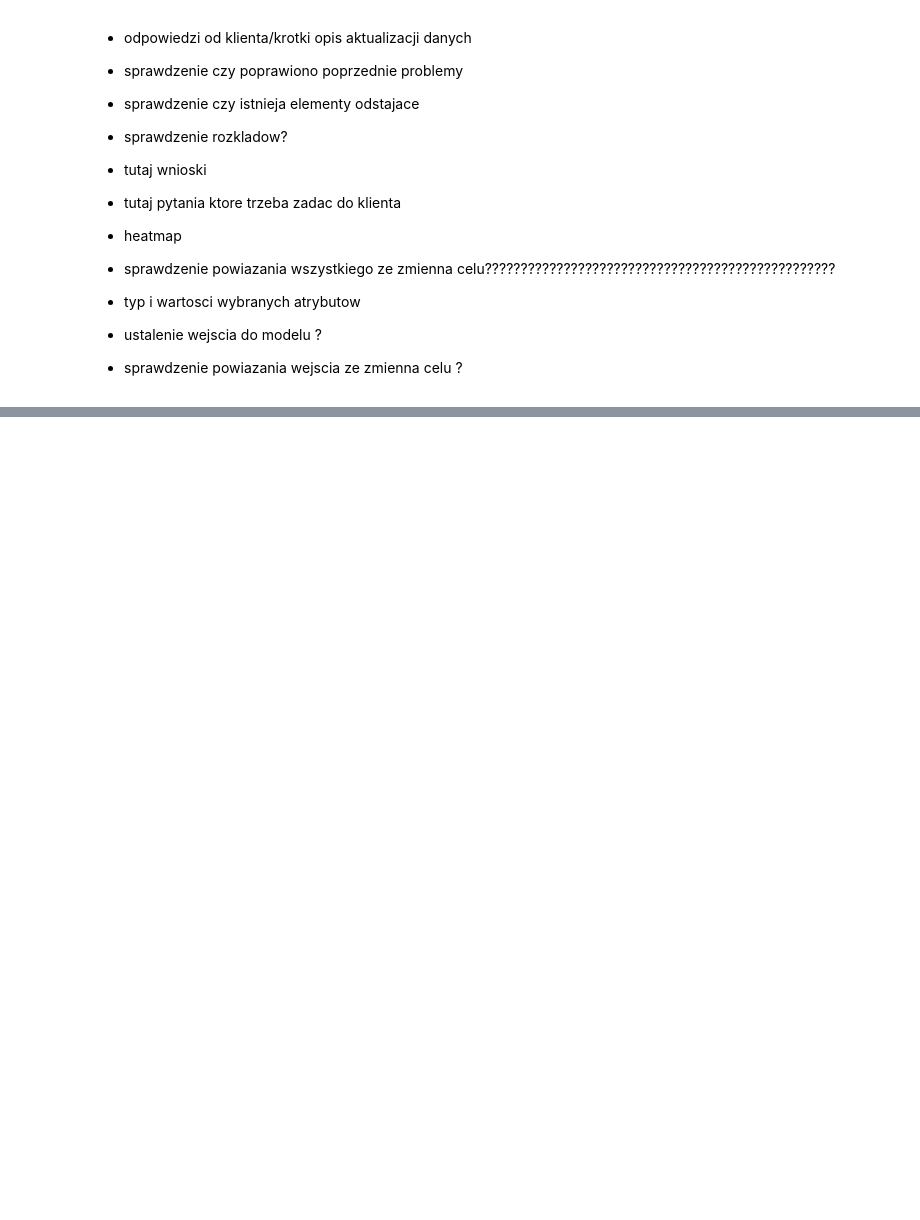
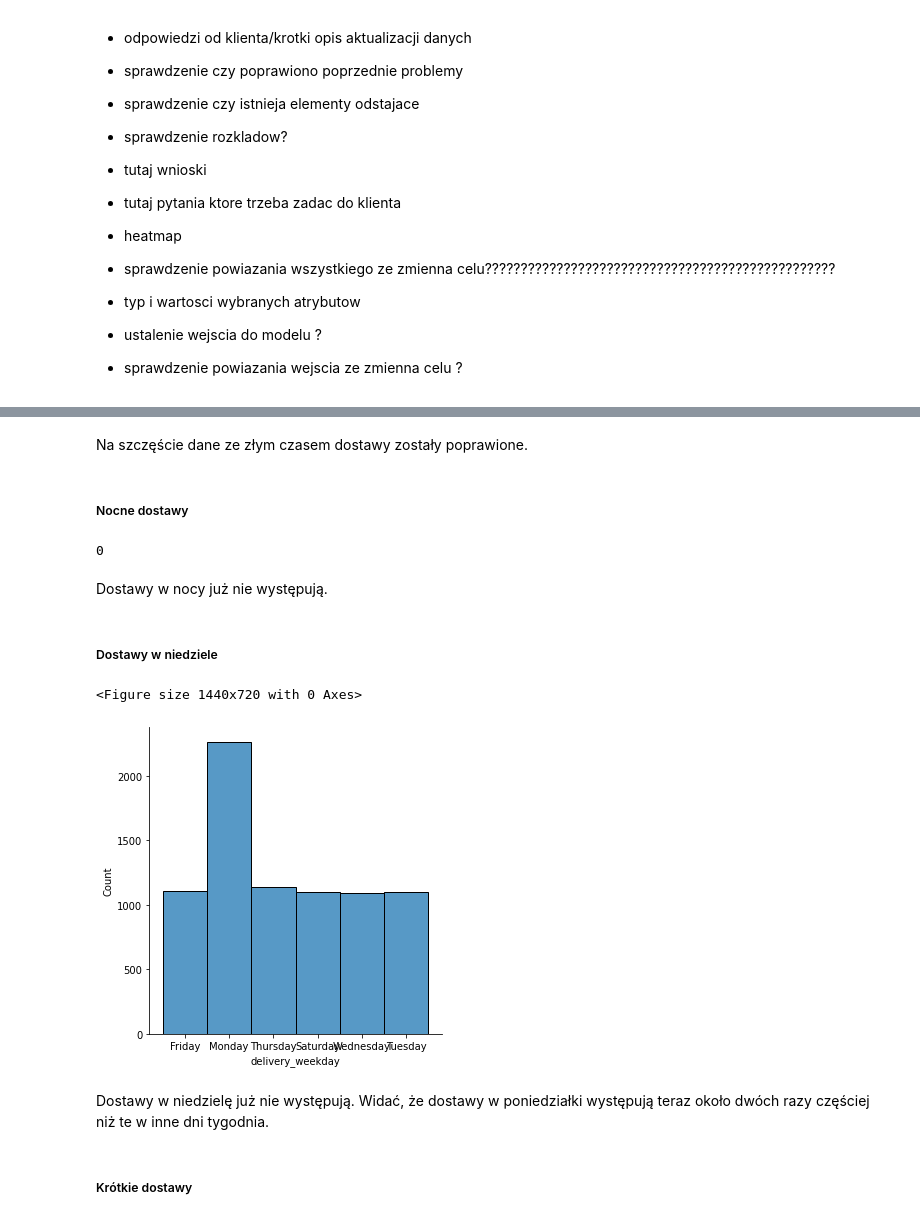
Before and after one commit to RafalUzarowicz/IUM, a Jupyter notebook: etap1.ipynb, the cells around one changed output, grey strips where cells are left out. Cells and saved outputs as stored; diff of their text form; code cells hidden in the pictures; blank space fills up the shorter version.

```diff
--- a/etap1.ipynb
+++ b/etap1.ipynb
@@ -443,0 +444,7 @@ oraz o błędne dane - krótkie czasy dostawy, ujemne czasy dostawy, dostawy w n
+# %%
+deliveries_v2 = pd.read_json(deliveries_v2_path, lines=True)
+sessions_v2 = pd.read_json(sessions_v2_path, lines=True)
+users_v2 = pd.read_json(users_v2_path, lines=True)
+products_v2 = pd.read_json(products_v2_path, lines=True)
+
+data_v2 = {"products": products_v2, "sessions": sessions_v2, "users": users_v2, "deliveries":deliveries_v2}
@@ -443,0 +456,9 @@ oraz o błędne dane - krótkie czasy dostawy, ujemne czasy dostawy, dostawy w n
+# %%
+sessions_purchases.sort_values("purchase_id", axis=0, inplace=True)
+deliveries_v2.sort_values("purchase_id", axis=0, inplace=True)
+
+merged = pd.merge(sessions_purchases, deliveries_v2, on='purchase_id', how = "outer")
+print(deliveries_v2.shape, sessions_purchases.shape, merged.shape) #sanity check
+
+print(merged.isnull().sum())
+merged.head()
@@ -443,0 +528,4 @@ oraz o błędne dane - krótkie czasy dostawy, ujemne czasy dostawy, dostawy w n
+# %%
+deliveries_v2["purchase_timestamp"] = pd.to_datetime ( deliveries_v2["purchase_timestamp"], format='%Y-%m-%dT%H:%M', errors="coerce")
+deliveries_v2['delivery_timestamp'] = pd.to_datetime ( deliveries_v2["delivery_timestamp"], format='%Y-%m-%dT%H:%M:%S', errors="coerce")
+deliveries_v2["time_difference"] = deliveries_v2["delivery_timestamp"] - deliveries_v2["purchase_timestamp"]
@@ -443,0 +538,28 @@ oraz o błędne dane - krótkie czasy dostawy, ujemne czasy dostawy, dostawy w n
+# %% [markdown]
+Na szczęście dane ze złym czasem dostawy zostały poprawione.
+# %% [markdown]
+##### Nocne dostawy
+# %%
+night_deliveries = pd.DataFrame({"id": deliveries_v2["purchase_id"].to_list()}, index=pd.DatetimeIndex(deliveries_v2["delivery_timestamp"])).between_time("22:00", "6:00")
+print(len(night_deliveries))
+# %% [output]
+0
+# %% [markdown]
+Dostawy w nocy już nie występują.
+# %% [markdown]
+##### Dostawy w niedziele
+# %%
+preped = deliveries_v2.copy()
+preped["delivery_weekday"]=preped['delivery_timestamp'].dt.day_name()
+
+plt.figure(figsize=(20,10))
+sns.displot(preped["delivery_weekday"])
+plt.show()
+# %% [output]
+<Figure size 1440x720 with 0 Axes>
+[figure, added]
+# %% [markdown]
+Dostawy w niedzielę już nie występują. Widać, że dostawy w poniedziałki występują teraz około dwóch razy częściej
+niż te w inne dni tygodnia.
+# %% [markdown]
+##### Krótkie dostawy
```
Also changed, not shown: parts of 19 cells of this notebook, 1 other file.
